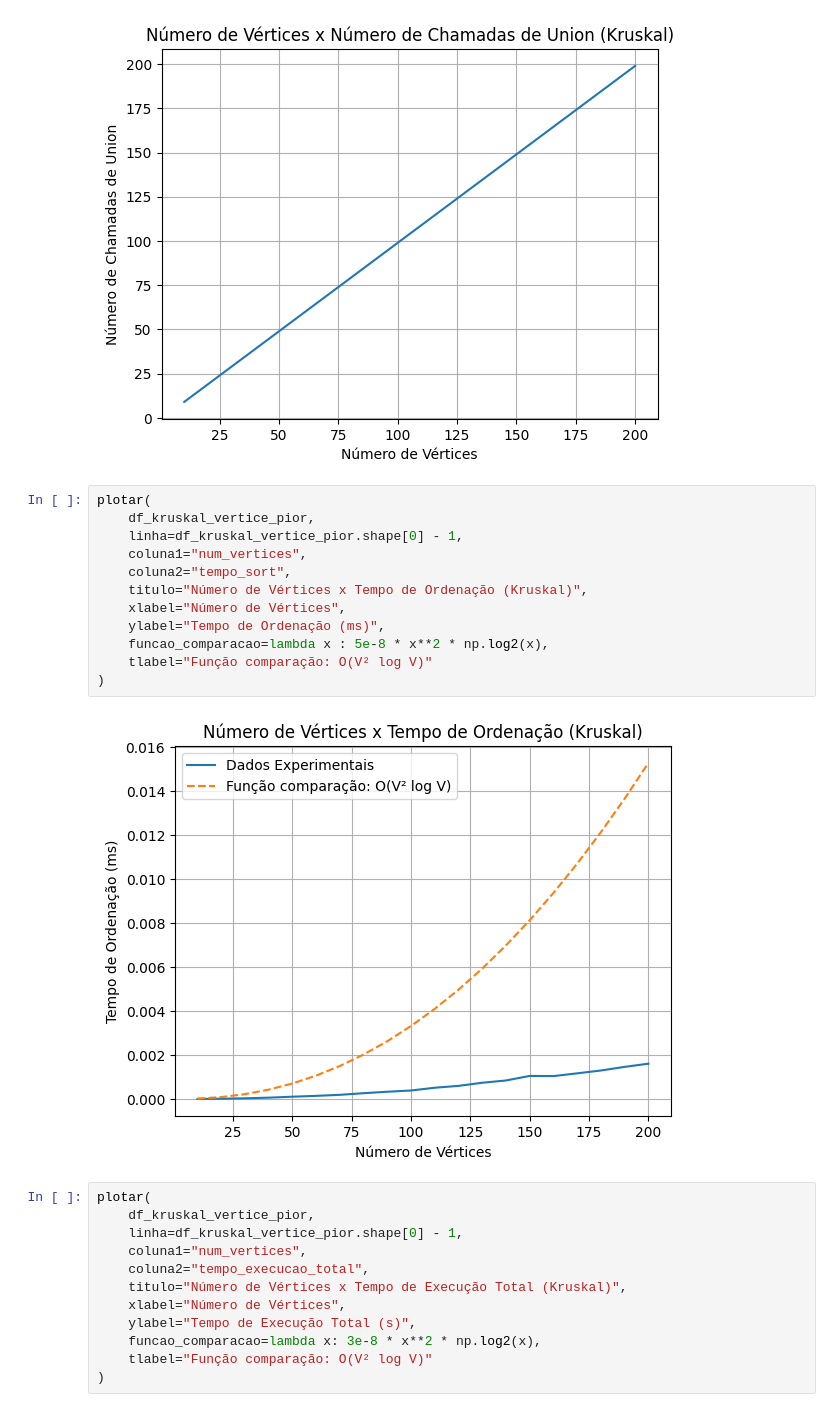
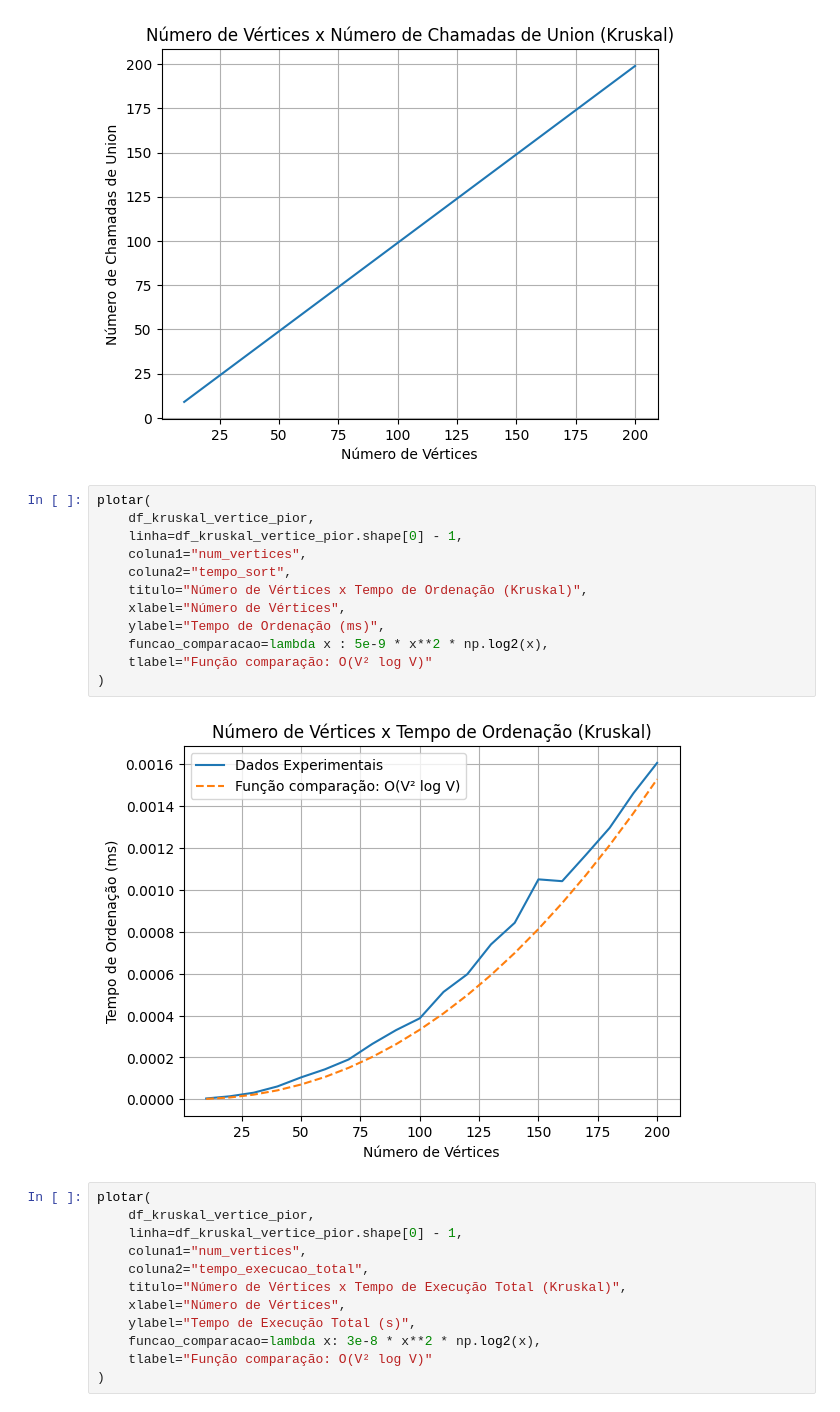
Before and after one commit to reali-705/cc-ufpa, a Jupyter notebook: atividade_2/dashboard.ipynb, the cells around one changed output. Cells and saved outputs as stored; diff of their text form.

```diff
--- a/atividade_2/dashboard.ipynb
+++ b/atividade_2/dashboard.ipynb
@@ -524,17 +524,17 @@ plotar(
 # %%
 plotar(
     df_kruskal_vertice_pior,
     linha=df_kruskal_vertice_pior.shape[0] - 1,
     coluna1="num_vertices",
     coluna2="tempo_sort",
     titulo="Número de Vértices x Tempo de Ordenação (Kruskal)",
     xlabel="Número de Vértices",
     ylabel="Tempo de Ordenação (ms)",
-    funcao_comparacao=lambda x : 5e-8 * x**2 * np.log2(x),
+    funcao_comparacao=lambda x : 5e-9 * x**2 * np.log2(x),
     tlabel="Função comparação: O(V² log V)"
 )
 # %% [output]
-[figure, old version]
+[figure, new version]
 # %%
 plotar(
     df_kruskal_vertice_pior,
```
Also changed, not shown: parts of 1 cell of this notebook.
